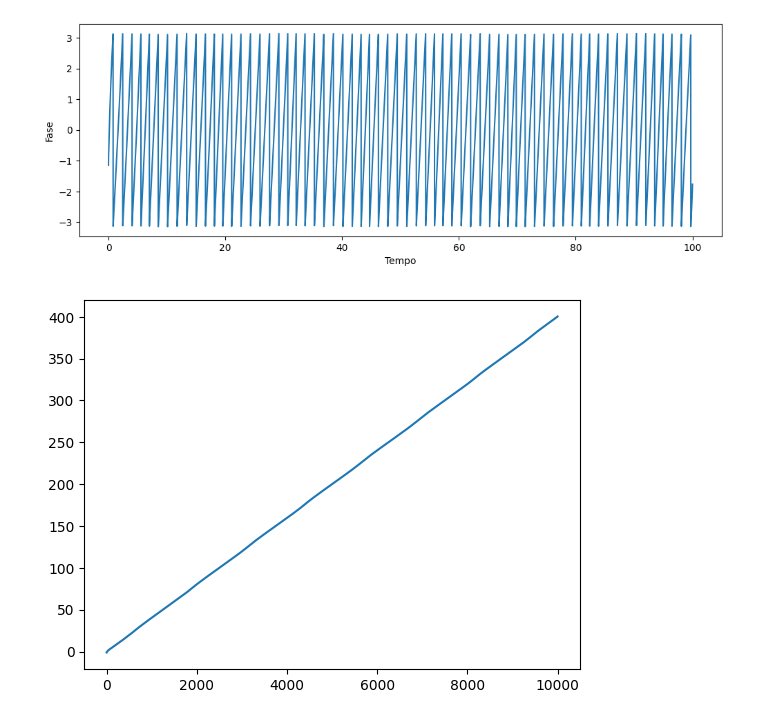
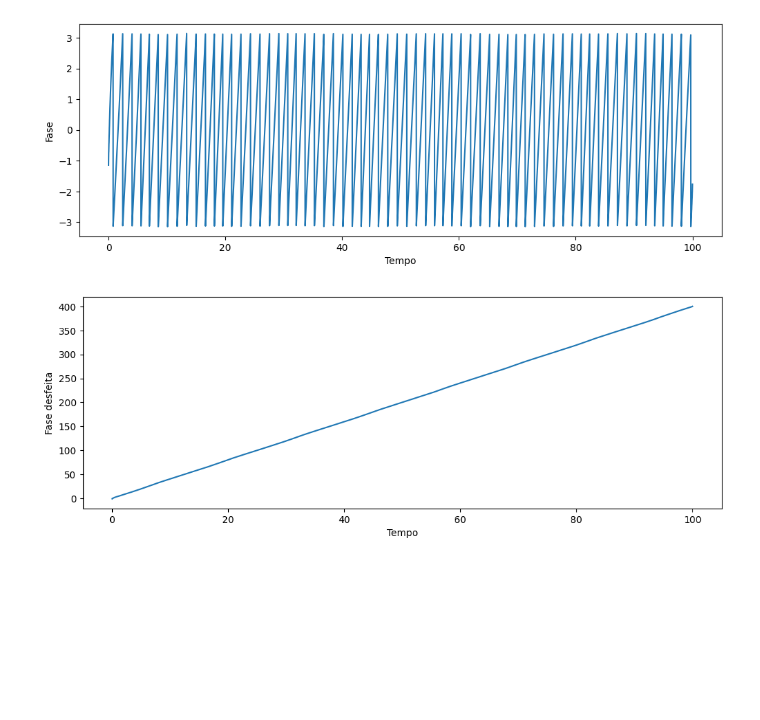
Before and after one commit to vidomirana/Analise-Sincronia-SeriesTemporais-Soja, a Jupyter notebook: Processamento_Sinais.ipynb, the cells around one changed output. Drawn from its saved outputs; the diff is of its cells as text; code cells hidden in the pictures; blank space fills up the shorter version.

```diff
--- a/Processamento_Sinais.ipynb
+++ b/Processamento_Sinais.ipynb
@@ -62,7 +49,11 @@ plt.show()
 [figure]
 # %%
 unwrapped_phase = np.unwrap(fase)
-plt.plot(unwrapped_phase)
+
+plt.figure(figsize=(12,4))
+plt.ylabel('Fase desfeita')
+plt.xlabel('Tempo')
+plt.plot(t, unwrapped_phase)
 plt.show()
 # %% [output]
-[figure, old version]
+[figure, new version]
```
Also changed, not shown: parts of 16 cells of this notebook.
